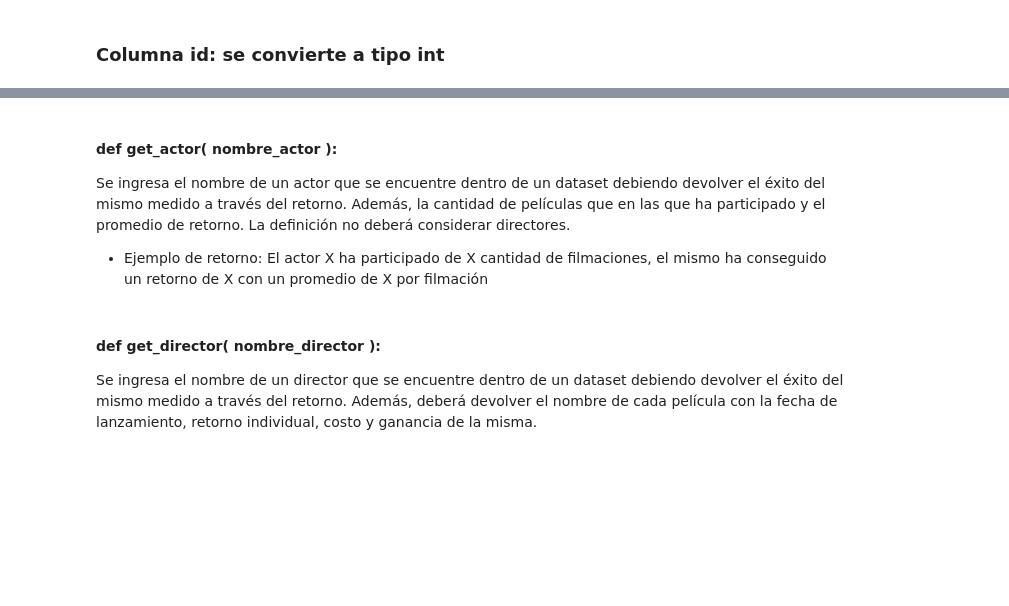
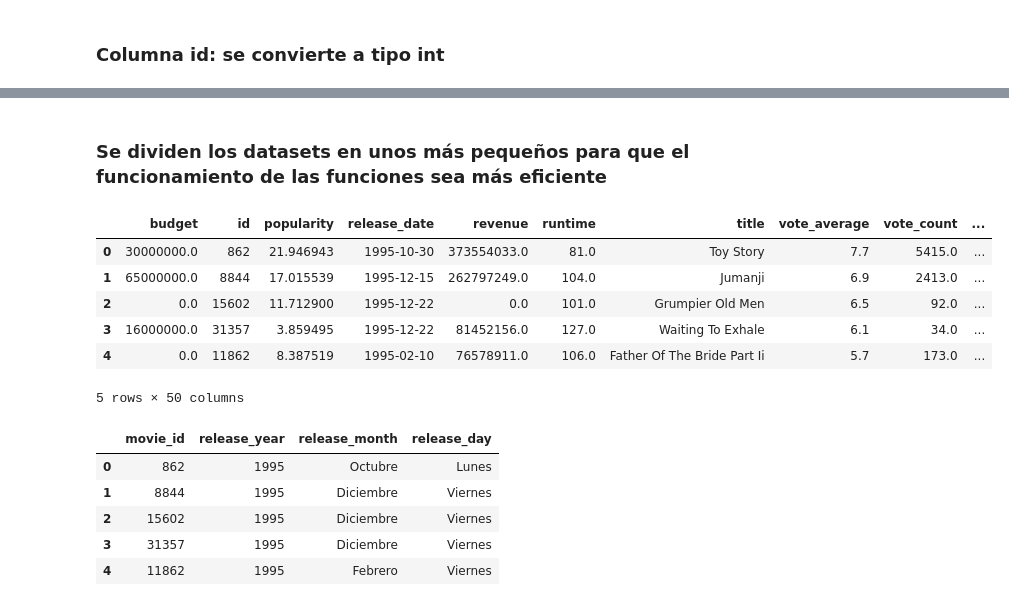
Before and after one commit to Vierinsky/pimlops_fviera, a Jupyter notebook: pi_mlops_felipeviera.ipynb, the cells around one changed output, grey strips where cells are left out. Drawn from its saved outputs; the diff is of its cells as text; code cells hidden in the pictures; blank space fills up the shorter version.

```diff
--- a/pi_mlops_felipeviera.ipynb
+++ b/pi_mlops_felipeviera.ipynb
@@ -6,10 +6,7 @@ import seaborn as sns
 import warnings
 warnings.filterwarnings("ignore")
 # %%
-# CAMBIAR PATH UNA VEZ EN REPOSITORIO DE GITHUB
-
-movies = pd.read_csv(r'C:\Users\felip\Desktop\Stuff\Cursos\SoyHenry\Clases\LABS\PI ML Ops\pi_mlops_felipeviera\datasets\movies_dataset.csv')
-# credits = pd.read_csv(r'C:\Users\felip\Desktop\Stuff\Cursos\SoyHenry\Clases\LABS\PI ML Ops\Datasets\credits.csv')
+movies = pd.read_csv(r'C:\Users\felip\Desktop\Stuff\Cursos\SoyHenry\Clases\LABS\PI ML Ops\pi_mlops_felipeviera\venv\Datasets\movies_dataset.csv')
 # %% [markdown]
 ## EDA
 # %% [markdown]
@@ -896,7 +746,4 @@ La película Pulp Fiction fue estrenada en el año 1994. La misma cuenta con un
-# %% [markdown]
-#### def get_actor( nombre_actor ):
-Se ingresa el nombre de un actor que se encuentre dentro de un dataset debiendo devolver el éxito del mismo medido a través del retorno. Además, la cantidad de películas que en las que ha participado y el promedio de retorno. La definición no deberá considerar directores.
-* Ejemplo de retorno: El actor X ha participado de X cantidad de filmaciones, el mismo ha conseguido un retorno de X con un promedio de X por filmación
-# %% [markdown]
-#### def get_director( nombre_director ):
-Se ingresa el nombre de un director que se encuentre dentro de un dataset debiendo devolver el éxito del mismo medido a través del retorno. Además, deberá devolver el nombre de cada película con la fecha de lanzamiento, retorno individual, costo y ganancia de la misma.
+# %% [markdown]
+### Se dividen los datasets en unos más pequeños para que el funcionamiento de las funciones sea más eficiente
+# %%
+movies_ml = movies
@@ -902,0 +752,25 @@ Se ingresa el nombre de un director que se encuentre dentro de un dataset debien
+# %%
+movies_ml.head()
+# %% [output]
+|  | budget | id | popularity | release_date | revenue | runtime | title | vote_average | vote_count | ... |
+| 0 | 30000000.0 | 862 | 21.946943 | 1995-10-30 | 373554033.0 | 81.0 | Toy Story | 7.7 | 5415.0 | ... |
+| 1 | 65000000.0 | 8844 | 17.015539 | 1995-12-15 | 262797249.0 | 104.0 | Jumanji | 6.9 | 2413.0 | ... |
+| 2 | 0.0 | 15602 | 11.712900 | 1995-12-22 | 0.0 | 101.0 | Grumpier Old Men | 6.5 | 92.0 | ... |
+| 3 | 16000000.0 | 31357 | 3.859495 | 1995-12-22 | 81452156.0 | 127.0 | Waiting To Exhale | 6.1 | 34.0 | ... |
+| 4 | 0.0 | 11862 | 8.387519 | 1995-02-10 | 76578911.0 | 106.0 | Father Of The Bride Part Ii | 5.7 | 173.0 | ... |
+5 rows × 50 columns
+# %%
+# Exportar a csv nuevos dataset, que serán usados por las funciones
+
+date_df = movies_ml[['id', 'release_year', 'release_month', 'release_day']]
+
+date_df.rename(columns={'id': 'movie_id'}, inplace=True)
+
+date_df.head()
+# %% [output]
+|  | movie_id | release_year | release_month | release_day |
+| 0 | 862 | 1995 | Octubre | Lunes |
+| 1 | 8844 | 1995 | Diciembre | Viernes |
+| 2 | 15602 | 1995 | Diciembre | Viernes |
+| 3 | 31357 | 1995 | Diciembre | Viernes |
+| 4 | 11862 | 1995 | Febrero | Viernes |
```
Also changed, not shown: parts of 23 cells of this notebook, 12 other files.
